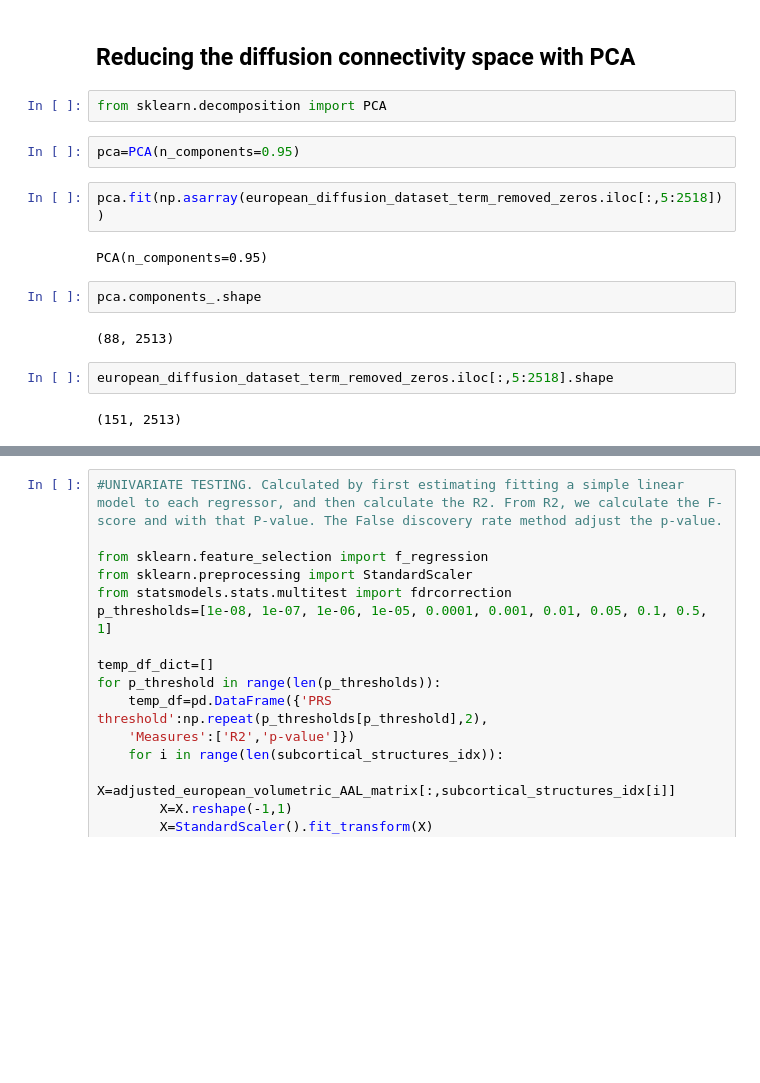
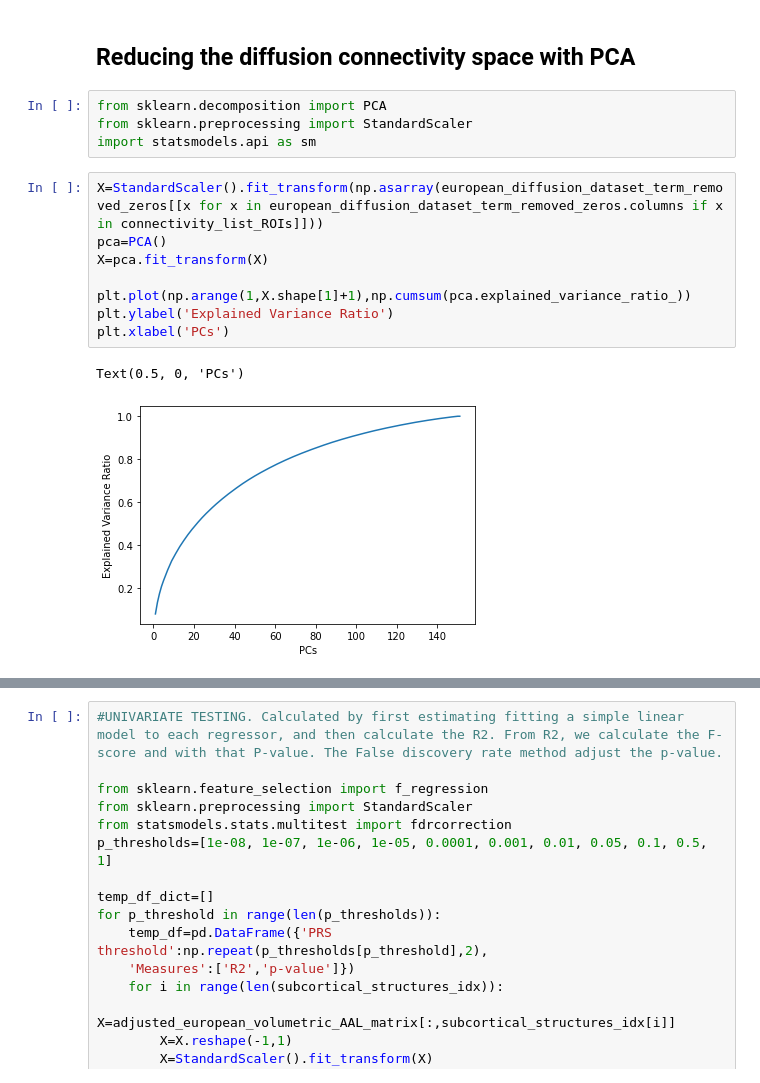
Before and after one commit to lehai-ml/schizophrenia_PRS, a Jupyter notebook: notebooks_results/dHCP/2_dHCP_data_exploration.ipynb, the cells around one changed output, grey strips where cells are left out. Saved outputs shown, nothing was run; the diff lists cells and outputs as text; blank space fills up the shorter version.

```diff
--- a/notebooks_results/dHCP/2_dHCP_data_exploration.ipynb
+++ b/notebooks_results/dHCP/2_dHCP_data_exploration.ipynb
@@ -171,17 +258,16 @@ diffusion_term_p_val[diffusion_term_p_val['Connection'].map(lambda x: True if x
 ## Reducing the diffusion connectivity space with PCA
 # %%
 from sklearn.decomposition import PCA
+from sklearn.preprocessing import StandardScaler
+import statsmodels.api as sm
-# %%
-pca=PCA(n_components=0.95)
-# %%
-pca.fit(np.asarray(european_diffusion_dataset_term_removed_zeros.iloc[:,5:2518]))
-# %% [output]
-PCA(n_components=0.95)
-# %%
-pca.components_.shape
-# %% [output]
-(88, 2513)
-# %%
-european_diffusion_dataset_term_removed_zeros.iloc[:,5:2518].shape
-# %% [output]
-(151, 2513)
+# %%
+X=StandardScaler().fit_transform(np.asarray(european_diffusion_dataset_term_removed_zeros[[x for x in european_diffusion_dataset_term_removed_zeros.columns if x in connectivity_list_ROIs]]))
+pca=PCA()
+X=pca.fit_transform(X)
+
+plt.plot(np.arange(1,X.shape[1]+1),np.cumsum(pca.explained_variance_ratio_))
+plt.ylabel('Explained Variance Ratio')
+plt.xlabel('PCs')
+# %% [output]
+Text(0.5, 0, 'PCs')
+[figure, added]
```
Also changed, not shown: parts of 37 cells of this notebook, 1 other file.
